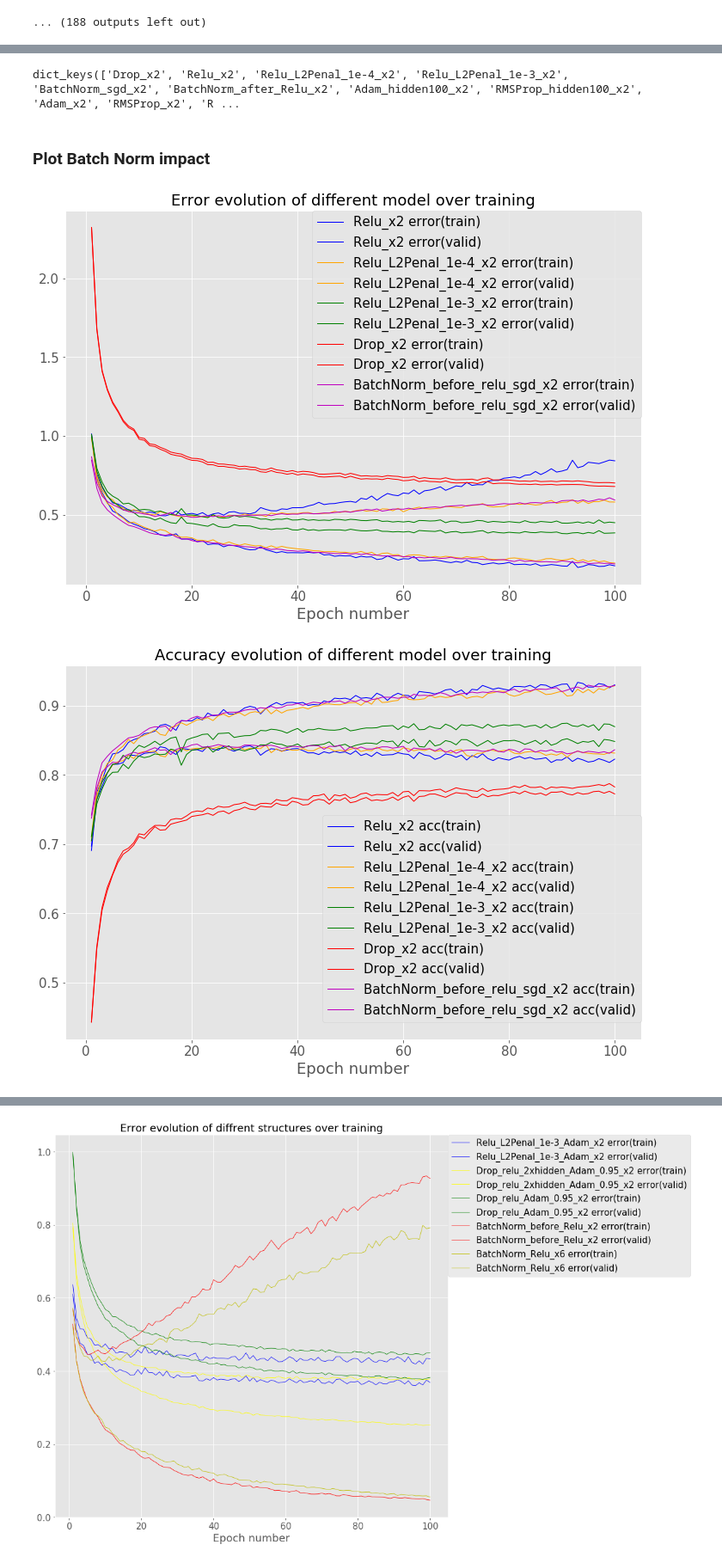
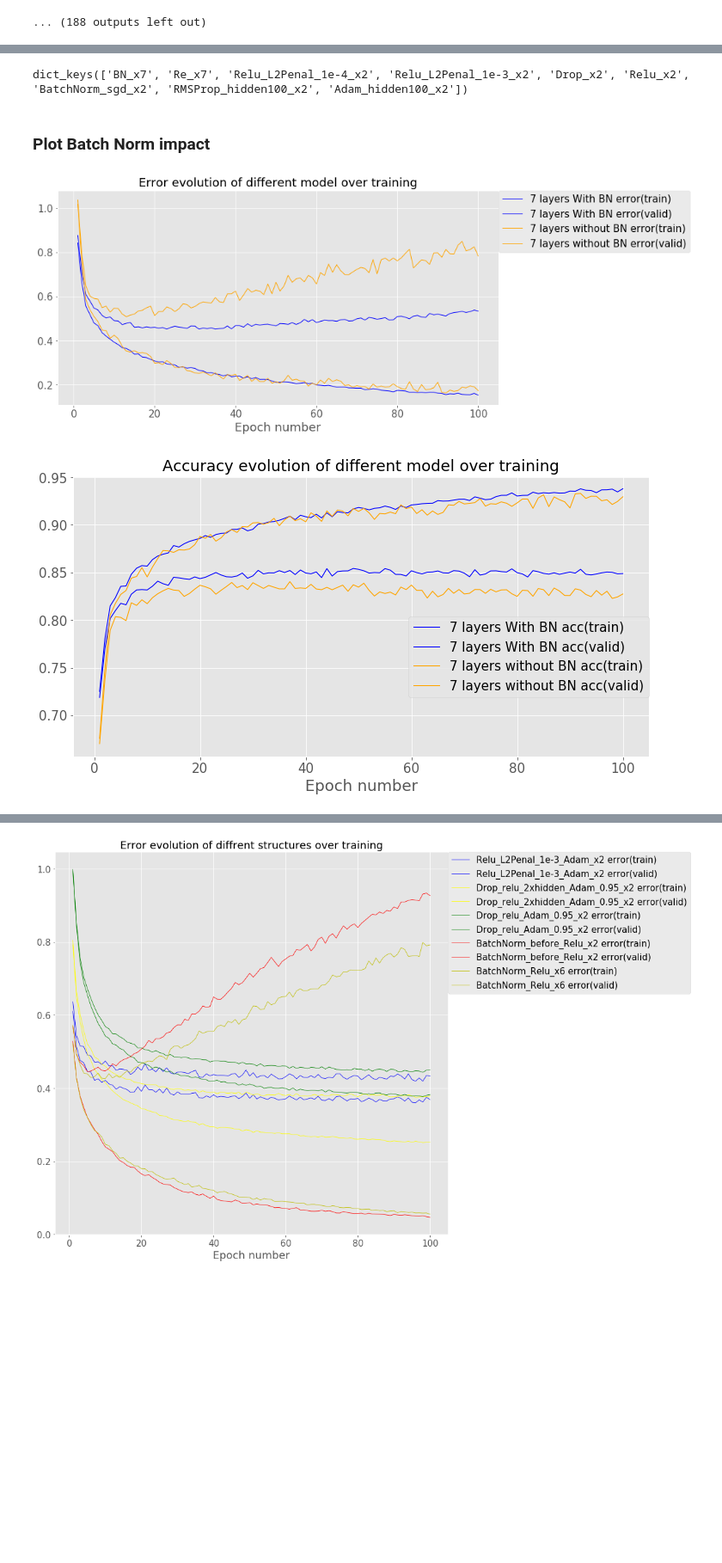
Before and after one commit to ErRos2107/Convolutional-neural-network, a Jupyter notebook: notebooks/Coursework_2_A.ipynb, the cells around one changed output, grey strips where cells are left out. Shown at 86% size. Cells and saved outputs as stored; diff of their text form; code cells hidden in the pictures; blank space fills up the shorter version.

```diff
--- a/notebooks/Coursework_2_A.ipynb
+++ b/notebooks/Coursework_2_A.ipynb
@@ -40,7 +40,7 @@ def train_model_and_plot_stats(
     ax_2.legend(loc=0)
     ax_2.set_xlabel('Epoch number')
 
-    return stats, keys, run_time, fig_1, ax_1, fig_2, ax_2
+    return optimiser, stats, keys, run_time, fig_1, ax_1, fig_2, ax_2
 # %%
 # The below code will set up the data providers, random number
 # generator and logger objects needed for training runs. As
@@ -357,7 +360,7 @@ If you're reading this message in another notebook frontend (for example, a stat
 ### Plot baseline
 # %%
 
-save_stats[ 'SGD_x2'] =save_stats[ 'Relu_x2_lr_7.5e-4']
+
 #save_stats[ 'RMSProp_x2'] =save_stats[ 'RMSProp_hidden100_x2']
 save_stats.keys()
 # %% [output]
@@ -776,9 +923,12 @@ Epoch 5: 7.8s to complete
 # %%
-save_stats['BatchNorm_before_relu_sgd_x2']=save_stats['BatchNorm_sgd_x2']
-save_stats['BatchNorm_after_Relu_sgd_x2']=save_stats['BatchNorm_after_Relu_x2']
+#save_stats['BatchNorm_before_relu_sgd_x2']=save_stats['BatchNorm_sgd_x2']
+#save_stats['BatchNorm_after_Relu_sgd_x2']=save_stats['BatchNorm_after_Relu_x2']
+
+for n,e in zip( [], ['Relu_x2','BatchNorm_sgd_x2', 'RMSProp_hidden100_x2','Adam_hidden100_x2'] ):
+    save_stats[n] = np.loadtxt(e +'.csv', delimiter=',')
 save_stats.keys()
 # %% [output]
-dict_keys(['Drop_x2', 'Relu_x2', 'Relu_L2Penal_1e-4_x2', 'Relu_L2Penal_1e-3_x2', 'BatchNorm_sgd_x2', 'BatchNorm_after_Relu_x2', 'Adam_hidden100_x2', 'RMSProp_hidden100_x2', 'Adam_x2', 'RMSProp_x2', 'R ...
+dict_keys(['BN_x7', 'Re_x7', 'Relu_L2Penal_1e-4_x2', 'Relu_L2Penal_1e-3_x2', 'Drop_x2', 'Relu_x2', 'BatchNorm_sgd_x2', 'RMSProp_hidden100_x2', 'Adam_hidden100_x2'])
 # %% [markdown]
 ### Plot Batch Norm impact
 # %%
@@ -786,44 +936,45 @@ dict_keys(['Drop_x2', 'Relu_x2', 'Relu_L2Penal_1e-4_x2', 'Relu_L2Penal_1e-3_x2',
 font = {'family' : 'normal',
         'weight' : 'normal',
         'size'   : 15}
 plt.rc('font', **font)
 ######################################################################################################
 color = ['b', 'orange', 'g', 'r', 'm', 'gray', 'y',]
-experiments = ('Relu_x2', 'Relu_L2Penal_1e-4_x2', 'Relu_L2Penal_1e-3_x2', 'Drop_x2', 'BatchNorm_before_relu_sgd_x2')
-
+#experiments = ('Relu_x2', 'Relu_L2Penal_1e-4_x2', 'Relu_L2Penal_1e-3_x2', 'Drop_x2', 'BatchNorm_before_relu_sgd_x2')
+experiments = ( 'BN_x7', 'Re_x7',)
+list_name = ( '7 layers With BN', '7 layers without BN',)
 # Plot the change in the validation and training set error over training.
-fig_1 = plt.figure(figsize=(12 , 8))
+fig_1 = plt.figure(figsize=(12 , 6))
 ax_1 = fig_1.add_subplot(111)
 
 for i, experiment in enumerate(experiments):
     s = save_stats[experiment]
     for k in ['error(train)', 'error(valid)']:
         ax_1.plot(np.arange(1, s.shape[0]) * stats_interval,
-              s[1:, keys[k]], label=str(experiments[i]+' '+k), color = color[i], linewidth=1)
+              s[1:, keys[k]], label=str(list_name[i]+' '+k), color = color[i], linewidth=1)
 
 ax_1.legend(bbox_to_anchor=(1., 1), loc=0, borderaxespad=0.)
 ax_1.set_xlabel('Epoch number')
 plt.title('Error evolution of different model over training',fontsize=18)
 
 # Plot the change in the validation and training set accuracy over training.
-fig_2 = plt.figure(figsize=(12, 8))
+fig_2 = plt.figure(figsize=(12, 6))
 ax_2 = fig_2.add_subplot(111)
 
 for i, experiment in enumerate(experiments):
     s = save_stats[experiment]
     for k in ['acc(train)', 'acc(valid)']:
         ax_2.plot(np.arange(1, s.shape[0]) * stats_interval,
-              s[1:, keys[k]], label=str(experiments[i]+' '+k), color = color[i], linewidth=1)
+              s[1:, keys[k]], label=str(list_name[i]+' '+k), color = color[i], linewidth=1)
 
-ax_2.legend(bbox_to_anchor=(1., 0.6), loc=0, borderaxespad=0.)
+ax_2.legend(bbox_to_anchor=(1., 0.5), loc=0, borderaxespad=0.)
 ax_2.set_xlabel('Epoch number')
 plt.title('Accuracy evolution of different model over training',fontsize=18)
 
-fig_1.savefig('Error_reularisation.pdf',bbox_inches = "tight")
-fig_2.savefig('Accuracy_reularisation.pdf',bbox_inches = "tight" )
+fig_1.savefig('BN_impact_DNN_error.pdf',bbox_inches = "tight")
+fig_2.savefig('BN_impact_DNN_accuracy.pdf',bbox_inches = "tight" )
 # %% [output]
-[figure, old version]
+[figure, new version]
-[figure, old version]
+[figure, new version]
 # %% [markdown]
 ### Construct more complicated model to get a higher performance
 
```
Also changed, not shown: parts of 14 cells of this notebook.
